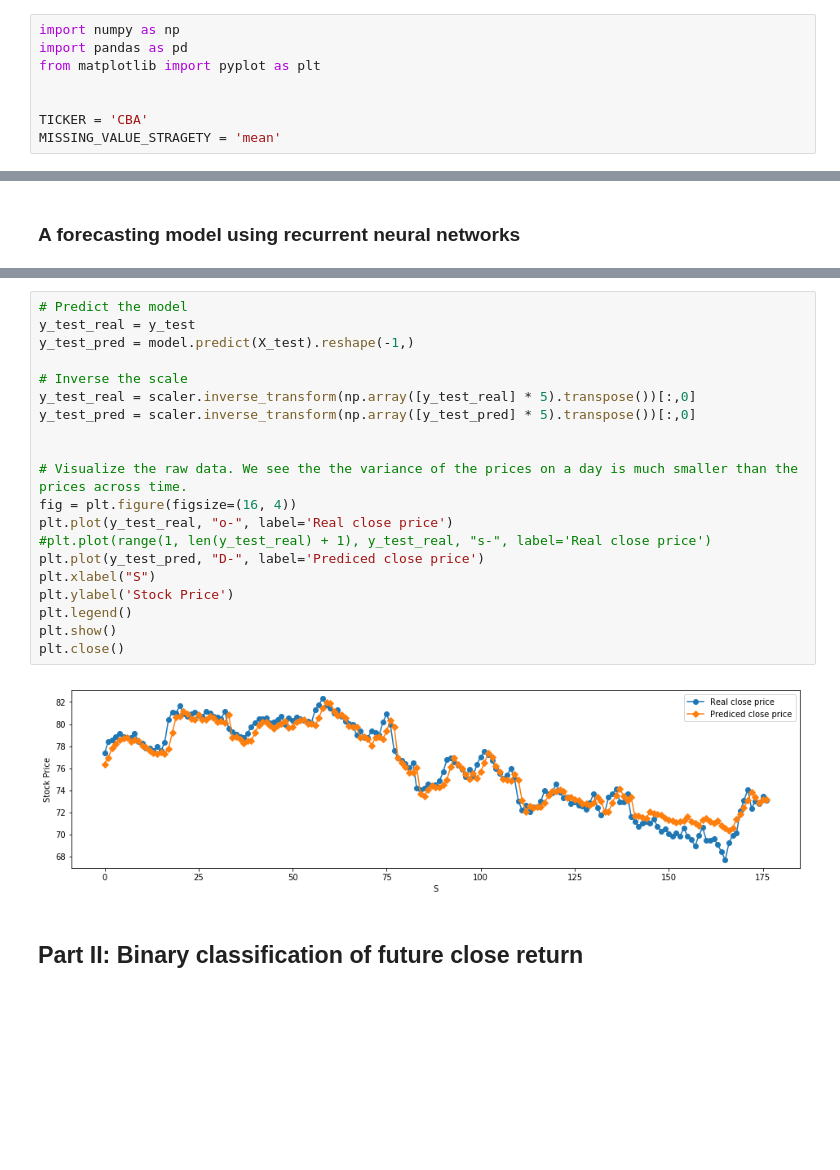
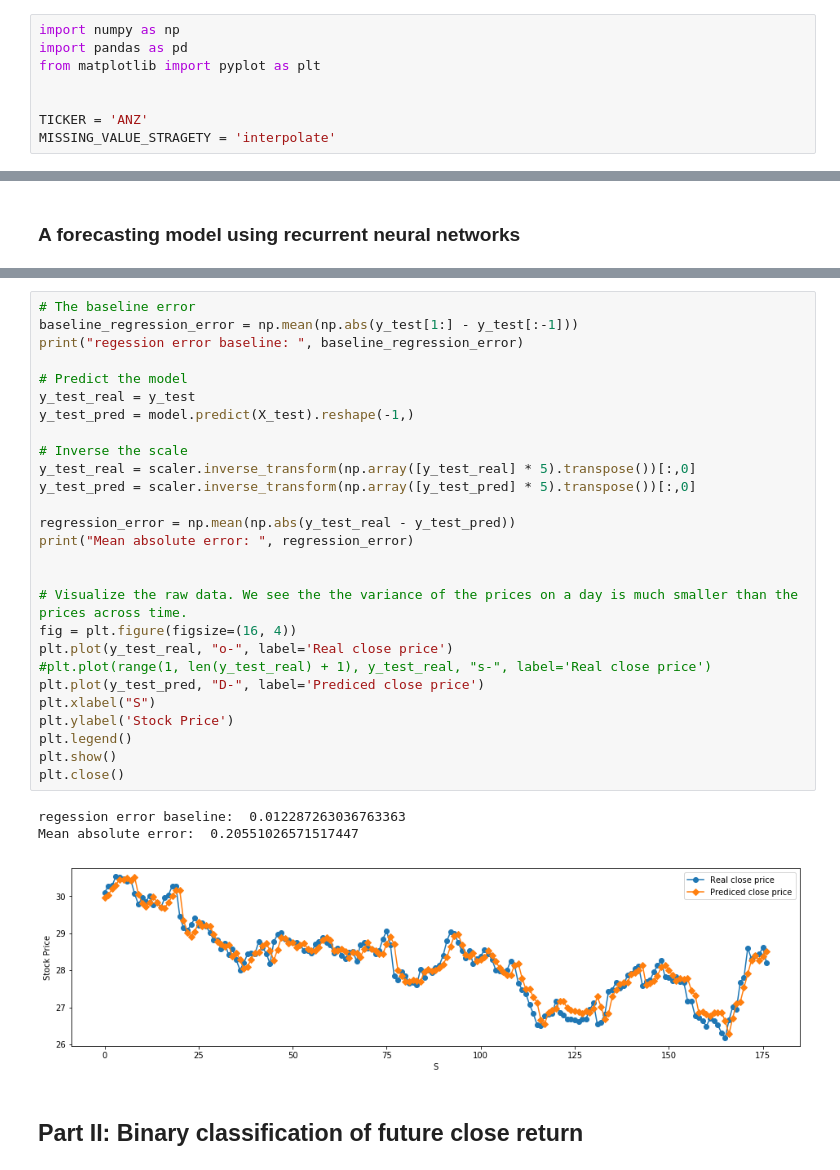
Before and after one commit to chuanwuliu/stock-forecasting, a Jupyter notebook: forecasting.ipynb, the cells around one changed output, grey strips where cells are left out. Drawn from its saved outputs; the diff is of its cells as text; blank space fills up the shorter version.

```diff
--- a/forecasting.ipynb
+++ b/forecasting.ipynb
@@ -16,8 +16,8 @@ import pandas as pd
 from matplotlib import pyplot as plt
 
 
-TICKER = 'CBA'
-MISSING_VALUE_STRAGETY = 'mean'
+TICKER = 'ANZ'
+MISSING_VALUE_STRAGETY = 'interpolate'
 # %% [markdown]
 ## Prepare data
 # %% [markdown]
@@ -243,25 +244,34 @@ Epoch 100/100
 # %%
+# The baseline error
+baseline_regression_error = np.mean(np.abs(y_test[1:] - y_test[:-1]))
+print("regession error baseline: ", baseline_regression_error)
+
 # Predict the model
 y_test_real = y_test
 y_test_pred = model.predict(X_test).reshape(-1,)
 
 # Inverse the scale
 y_test_real = scaler.inverse_transform(np.array([y_test_real] * 5).transpose())[:,0]
 y_test_pred = scaler.inverse_transform(np.array([y_test_pred] * 5).transpose())[:,0]
+
+regression_error = np.mean(np.abs(y_test_real - y_test_pred))
+print("Mean absolute error: ", regression_error)
 
 
 # Visualize the raw data. We see the the variance of the prices on a day is much smaller than the prices across time.
 fig = plt.figure(figsize=(16, 4))
 plt.plot(y_test_real, "o-", label='Real close price')
 #plt.plot(range(1, len(y_test_real) + 1), y_test_real, "s-", label='Real close price')
 plt.plot(y_test_pred, "D-", label='Prediced close price')
 plt.xlabel("S")
 plt.ylabel('Stock Price')
 plt.legend()
 plt.show()
 plt.close()
 # %% [output]
+regession error baseline:  0.012287263036763363
+Mean absolute error:  0.20551026571517447
-[figure, old version]
+[figure, new version]
 # %% [markdown]
 ## Part II:  Binary classification of future close return
 # %%
```
Also changed, not shown: parts of 14 cells of this notebook.
